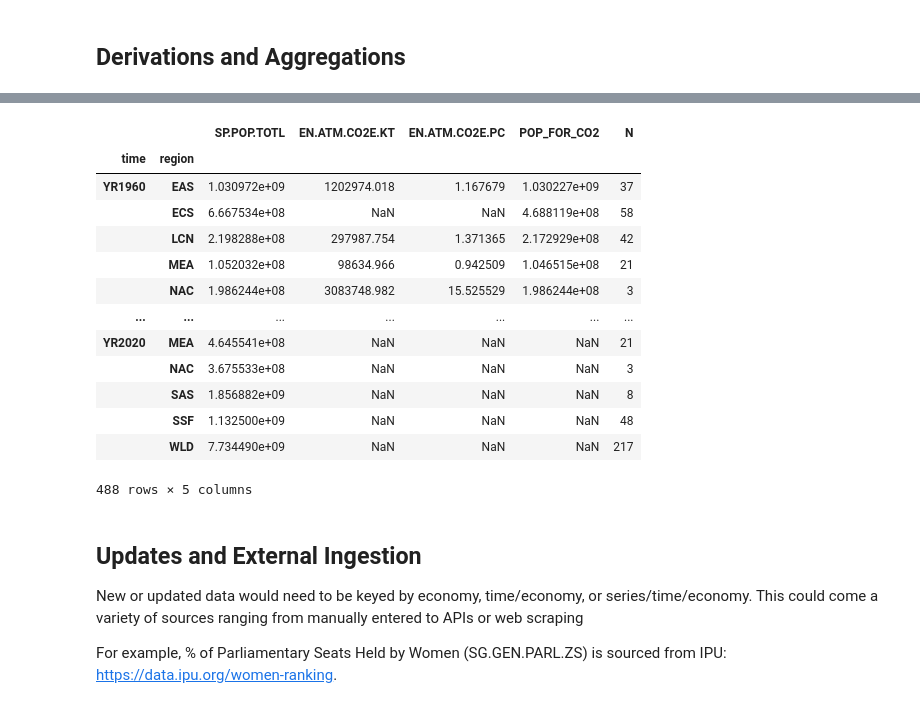
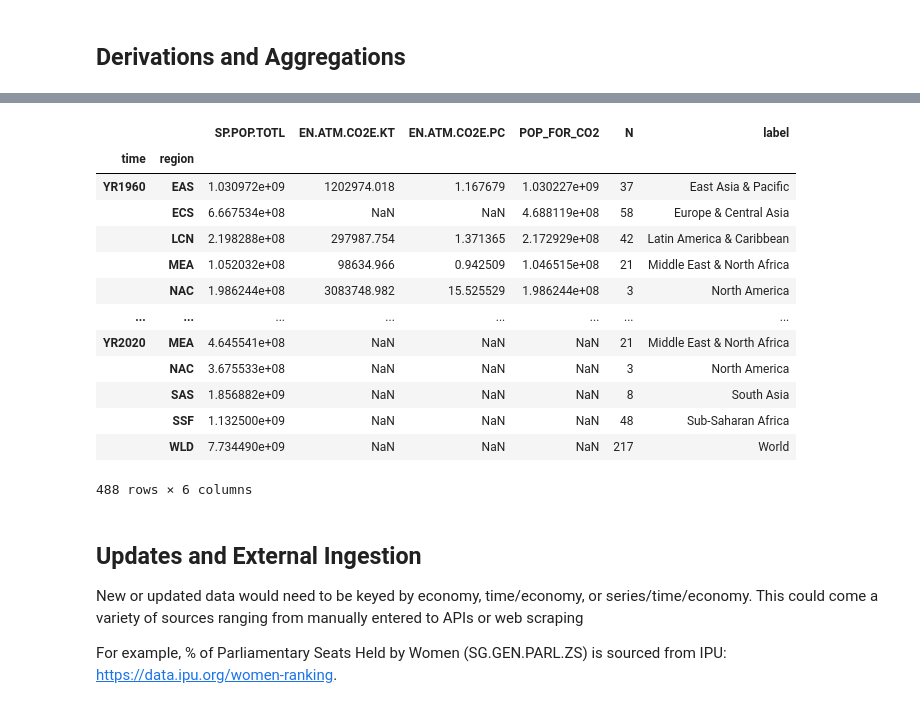
Before and after one commit to tgherzog/decdg-dcs-sandbox, a Jupyter notebook: cookbook.ipynb, the cells around one changed output, grey strips where cells are left out. Cells and saved outputs as stored; diff of their text form; code cells hidden in the pictures.

```diff
--- a/cookbook.ipynb
+++ b/cookbook.ipynb
@@ -226,24 +229,24 @@ a1
 # %%
 # Obviously that per capita variable is incorrect now, but easily fixed with
 # the modified population variable
 
 a1['EN.ATM.CO2E.PC'] = a1['EN.ATM.CO2E.KT'] * 1000 / a1['POP_FOR_CO2']
-a1
+view(a1)
 # %% [output]
-|  |  | SP.POP.TOTL | EN.ATM.CO2E.KT | EN.ATM.CO2E.PC | POP_FOR_CO2 | N |
-| time | region |  |  |  |  |  |
-| YR1960 | EAS | 1.030972e+09 | 1202974.018 | 1.167679 | 1.030227e+09 | 37 |
-|  | ECS | 6.667534e+08 | NaN | NaN | 4.688119e+08 | 58 |
-|  | LCN | 2.198288e+08 | 297987.754 | 1.371365 | 2.172929e+08 | 42 |
-|  | MEA | 1.052032e+08 | 98634.966 | 0.942509 | 1.046515e+08 | 21 |
-|  | NAC | 1.986244e+08 | 3083748.982 | 15.525529 | 1.986244e+08 | 3 |
-| ... | ... | ... | ... | ... | ... | ... |
-| YR2020 | MEA | 4.645541e+08 | NaN | NaN | NaN | 21 |
-|  | NAC | 3.675533e+08 | NaN | NaN | NaN | 3 |
-|  | SAS | 1.856882e+09 | NaN | NaN | NaN | 8 |
-|  | SSF | 1.132500e+09 | NaN | NaN | NaN | 48 |
-|  | WLD | 7.734490e+09 | NaN | NaN | NaN | 217 |
+|  |  | SP.POP.TOTL | EN.ATM.CO2E.KT | EN.ATM.CO2E.PC | POP_FOR_CO2 | N | label |
+| time | region |  |  |  |  |  |  |
+| YR1960 | EAS | 1.030972e+09 | 1202974.018 | 1.167679 | 1.030227e+09 | 37 | East Asia & Pacific |
+|  | ECS | 6.667534e+08 | NaN | NaN | 4.688119e+08 | 58 | Europe & Central Asia |
+|  | LCN | 2.198288e+08 | 297987.754 | 1.371365 | 2.172929e+08 | 42 | Latin America & Caribbean |
+|  | MEA | 1.052032e+08 | 98634.966 | 0.942509 | 1.046515e+08 | 21 | Middle East & North Africa |
+|  | NAC | 1.986244e+08 | 3083748.982 | 15.525529 | 1.986244e+08 | 3 | North America |
+| ... | ... | ... | ... | ... | ... | ... | ... |
+| YR2020 | MEA | 4.645541e+08 | NaN | NaN | NaN | 21 | Middle East & North Africa |
+|  | NAC | 3.675533e+08 | NaN | NaN | NaN | 3 | North America |
+|  | SAS | 1.856882e+09 | NaN | NaN | NaN | 8 | South Asia |
+|  | SSF | 1.132500e+09 | NaN | NaN | NaN | 48 | Sub-Saharan Africa |
+|  | WLD | 7.734490e+09 | NaN | NaN | NaN | 217 | World |
-488 rows × 5 columns
+488 rows × 6 columns
 # %% [markdown]
 ## Updates and External Ingestion ##
 
```
Also changed, not shown: parts of 13 cells of this notebook, 3 other files.
